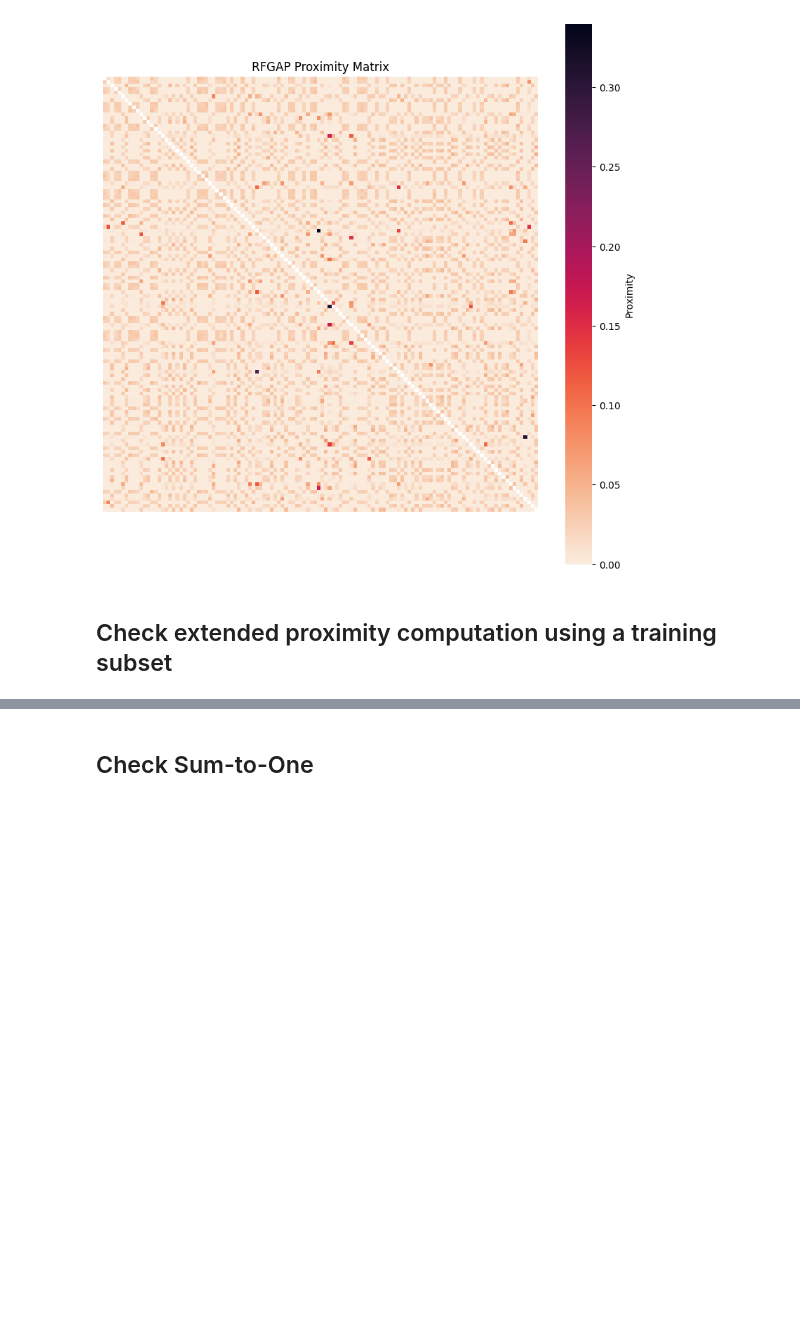
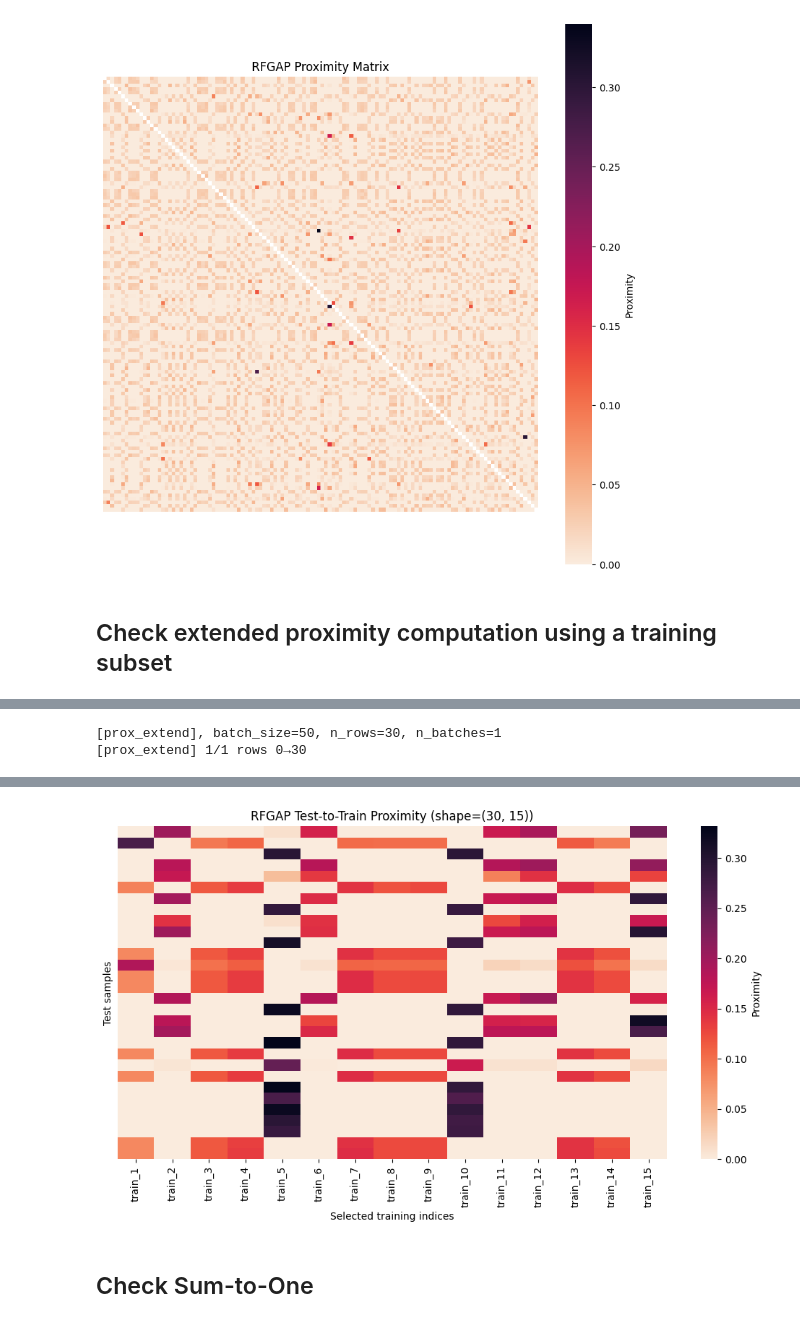
Before and after one commit to jakerhodes/RF-GAP-Python, a Jupyter notebook: demo.ipynb, the cells around one changed output, grey strips where cells are left out. Drawn from its saved outputs; the diff is of its cells as text; code cells hidden in the pictures; blank space fills up the shorter version.

```diff
--- a/demo.ipynb
+++ b/demo.ipynb
@@ -106,0 +83,16 @@ array([[0.        , 0.        , 0.        , 0.4642857 ],
+# %%
+selected_train_indices = [1,2,3,4,5,6,7,8,9,10,11,12,13,14,15]
+test_prox = rf.prox_extend(x_test, selected_train_indices).toarray()
+# test_prox = rf.prox_extend(x_test).toarray()
+fig, ax = plt.subplots(figsize=(10, 6))
+sns.heatmap(test_prox, ax=ax, cmap='rocket_r', vmin=0, vmax=test_prox.max(),
+            xticklabels=[f'train_{i}' for i in selected_train_indices],
+            yticklabels=False, cbar_kws={'label': 'Proximity'})
+ax.set_xlabel('Selected training indices')
+ax.set_ylabel('Test samples')
+ax.set_title(f'{prox_method.upper()} Test-to-Train Proximity (shape={test_prox.shape})')
+plt.tight_layout()
+plt.show()
+# %% [output]
+[prox_extend], batch_size=50, n_rows=30, n_batches=1
+[prox_extend] 1/1 rows 0→30
@@ -107,3 +102,4 @@ array([[0.        , 0.        , 0.        , 0.4642857 ],
+[figure, added]
 # %% [markdown]
 ## Check Sum-to-One
 # %%
```
Also changed, not shown: parts of 3 cells of this notebook.
